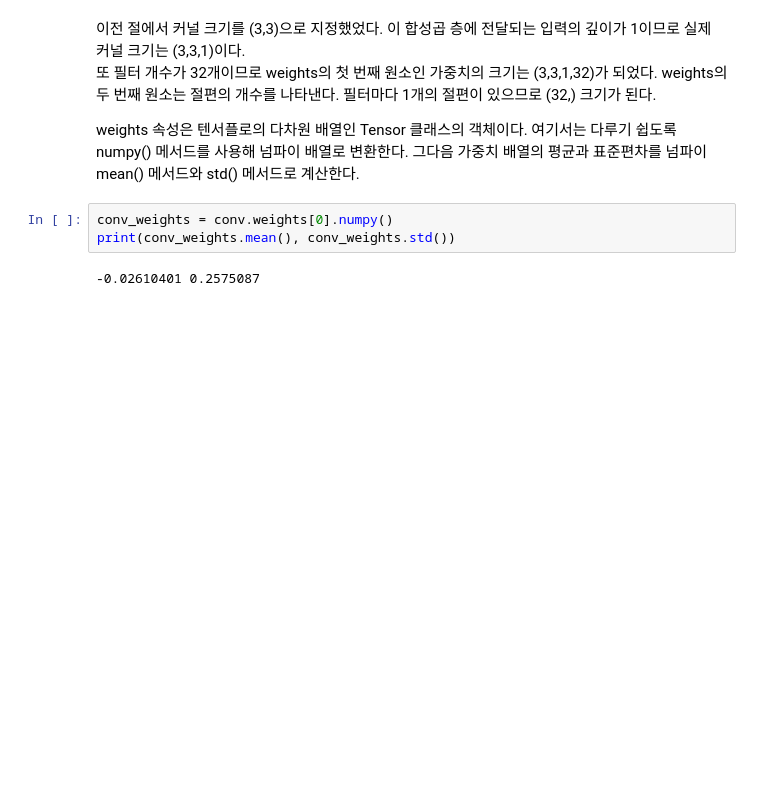
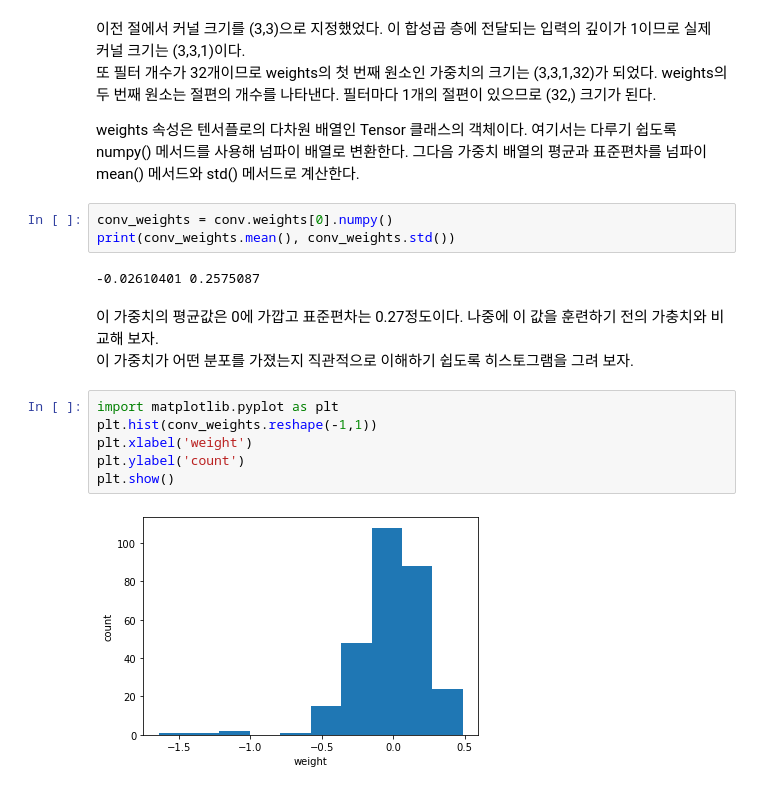
Before and after one commit to MALLANGCOW/MALLANGCOW.github.io, a Jupyter notebook: 08-3_Visualization_Of_Convolutional_Neural_Network.ipynb, the cells around one changed output. Saved outputs shown, nothing was run; the diff lists cells and outputs as text; blank space fills up the shorter version.

```diff
--- a/08-3_Visualization_Of_Convolutional_Neural_Network.ipynb
+++ b/08-3_Visualization_Of_Convolutional_Neural_Network.ipynb
@@ -58,3 +58,14 @@ conv_weights = conv.weights[0].numpy()
 print(conv_weights.mean(), conv_weights.std())
 # %% [output]
 -0.02610401 0.2575087
+# %% [markdown]
+이 가중치의 평균값은 0에 가깝고 표준편차는 0.27정도이다. 나중에 이 값을 훈련하기 전의 가충치와 비교해 보자.
+이 가중치가 어떤 분포를 가졌는지 직관적으로 이해하기 쉽도록 히스토그램을 그려 보자.
+# %%
+import matplotlib.pyplot as plt
+plt.hist(conv_weights.reshape(-1,1))
+plt.xlabel('weight')
+plt.ylabel('count')
+plt.show()
+# %% [output]
+[figure, added]
```
Also changed, not shown: parts of 39 cells of this notebook, 1 other file.
